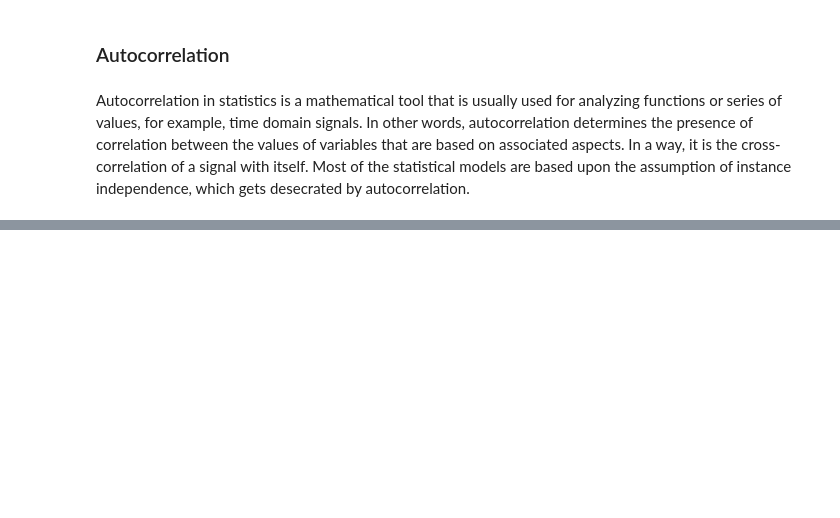
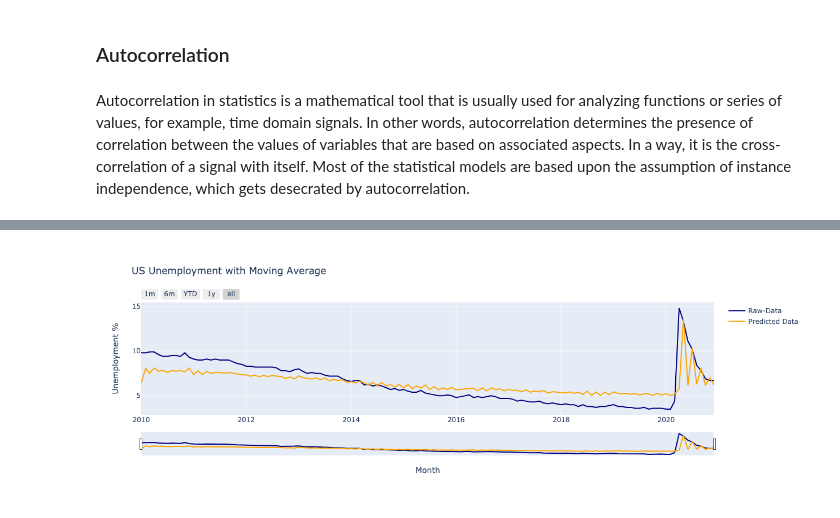
Before and after one commit to plaskas/Classical-Time-Series-Modelling, a Jupyter notebook: Classical Time Series Modelling Methods.ipynb, the cells around one changed output, grey strips where cells are left out. Drawn from its saved outputs; the diff is of its cells as text; code cells hidden in the pictures; blank space fills up the shorter version.

Commit message:
ARIMA, SARIMA

```diff
--- a/Classical Time Series Modelling Methods.ipynb
+++ b/Classical Time Series Modelling Methods.ipynb
@@ -100,0 +141,11 @@ fig.show()
+# %%
+from statsmodels.tsa.arima.model import ARIMA
+# Loading & Fitting the model - Non-seasonal ARIMA models are denoted with (p,d,q) where p denotes the number of time lags, d is the differencing or the number of times data has been subtracted, and q is the order of the moving-average model. In this case we are using the order or 1.
+ma = ARIMA(bls_api['US Unemployment Rate %'], order=(0,0,1))
+ma_fit = ma.fit()
+# %%
+# Predicting using MA and plotting against the original raw data
+yhat_ma = ma_fit.predict()
+time_plot('Moving Average', yhat_ma)
+# %% [output]
+[figure, added]
```
Also changed, not shown: parts of 16 cells of this notebook.
